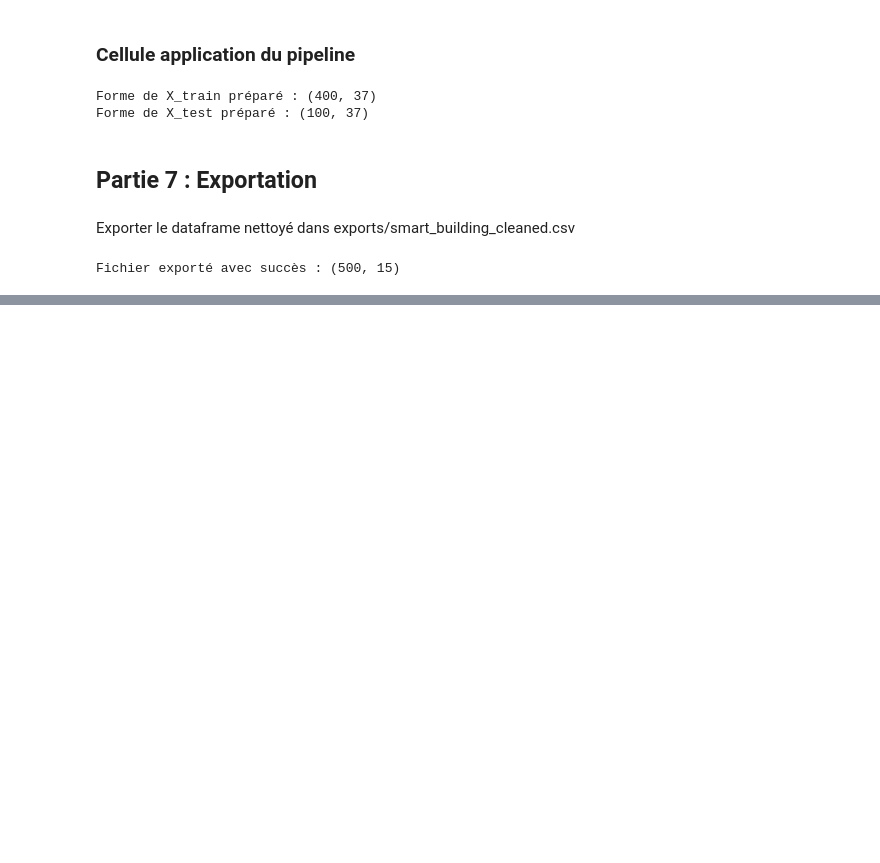
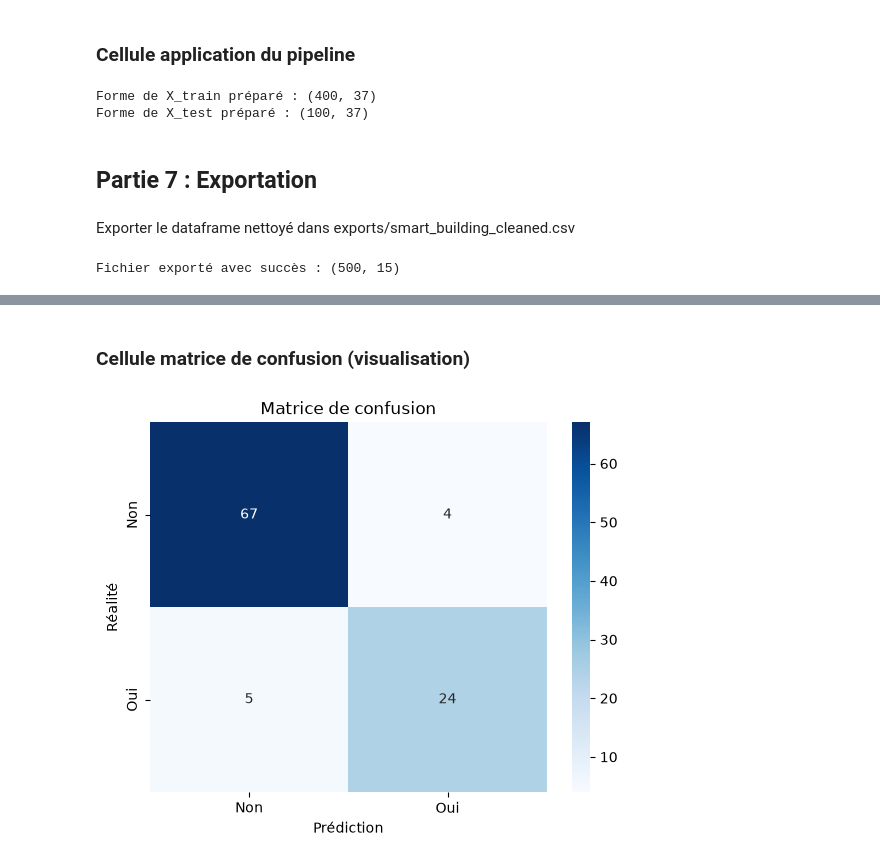
Before and after one commit to Fattimm/atelier_prepa_donnees_tab-, a Jupyter notebook: notebooks/atelier_prepa_donnees_tab.ipynb, the cells around one changed output, grey strips where cells are left out. Cells and saved outputs as stored; diff of their text form; code cells hidden in the pictures; blank space fills up the shorter version.

Commit message:
Partie 8 (Bonus) : entraînement d'un RandomForestClassifier sur les données préparées, évaluation des performances (91% accuracy)

```diff
--- a/notebooks/atelier_prepa_donnees_tab.ipynb
+++ b/notebooks/atelier_prepa_donnees_tab.ipynb
@@ -891,0 +898,13 @@ Fichier exporté avec succès : (500, 15)
+# %%
+from sklearn.ensemble import RandomForestClassifier
+from sklearn.metrics import classification_report, confusion_matrix
+
+# RandomForest : modèle robuste, gère bien les variables mixtes (numériques + encodées), peu de réglages nécessaires
+modele = RandomForestClassifier(random_state=42)
+modele.fit(X_train_prepared, y_train)
+
+# Prédictions sur test
+y_pred = modele.predict(X_test_prepared)
+
+# Rapport détaillé : precision, recall, f1-score pour chaque classe (Non/Oui)
+print(classification_report(y_test, y_pred))
@@ -891,0 +920,13 @@ Fichier exporté avec succès : (500, 15)
+# %% [markdown]
+### Cellule matrice de confusion (visualisation)
+# %%
+# La matrice de confusion montre les bonnes/mauvaises prédictions, croisées par classe réelle vs prédite
+matrice_confusion = confusion_matrix(y_test, y_pred)
+sns.heatmap(matrice_confusion, annot=True, fmt='d', cmap='Blues',
+            xticklabels=['Non', 'Oui'], yticklabels=['Non', 'Oui'])
+plt.xlabel('Prédiction')
+plt.ylabel('Réalité')
+plt.title('Matrice de confusion')
+plt.show()
+# %% [output]
+[figure, added]
```
Also changed, not shown: parts of 5 cells of this notebook.
